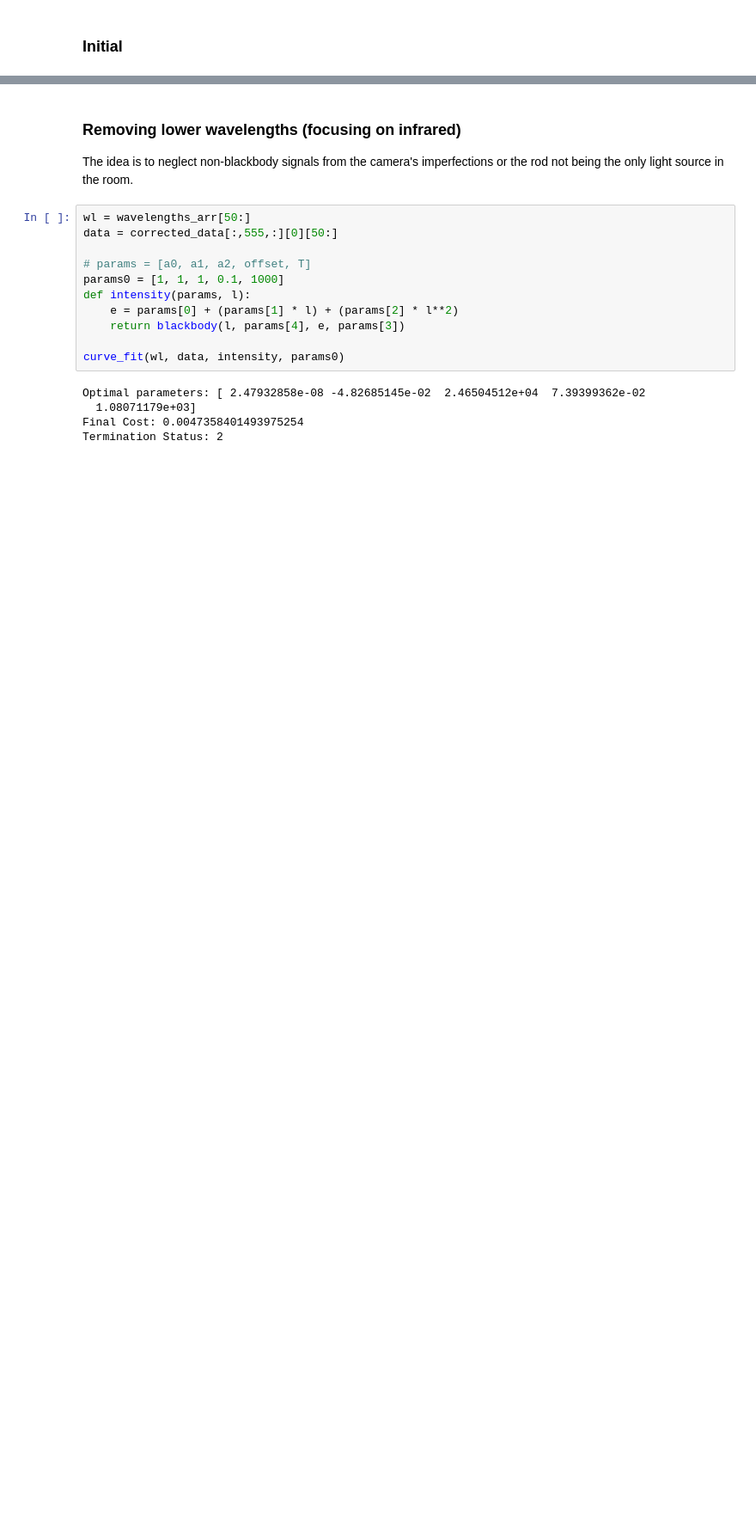
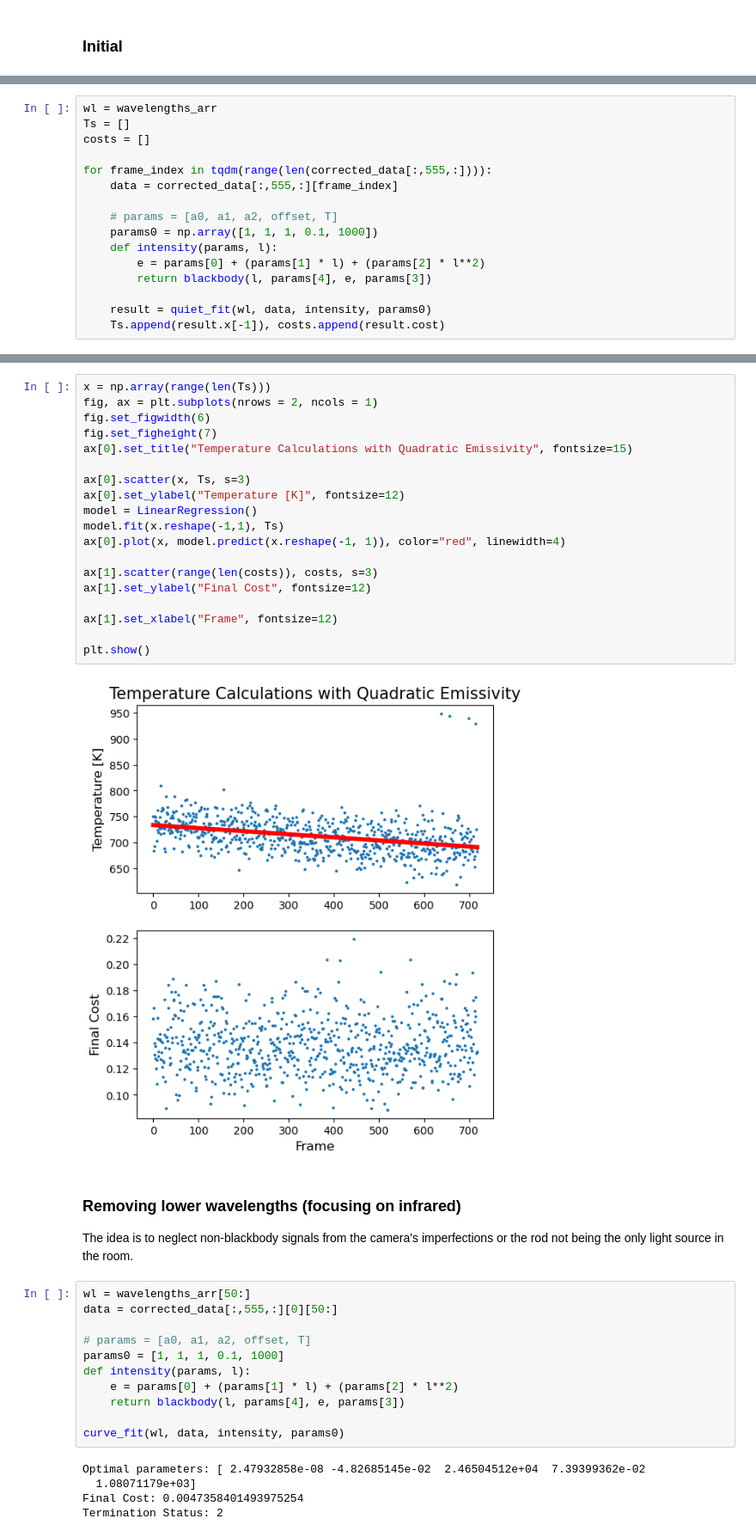
Before and after one commit to NamanJParikh/reu2024-hyperspectral-camera, a Jupyter notebook: analysis/graphite-rod-offset.ipynb, the cells around one changed output, grey strips where cells are left out. Shown at 86% size. Saved outputs shown, nothing was run; the diff lists cells and outputs as text; blank space fills up the shorter version.

Commit message:
Calculated temperature at all times with quadratic emissivity

```diff
--- a/analysis/graphite-rod-offset.ipynb
+++ b/analysis/graphite-rod-offset.ipynb
@@ -257,0 +323,16 @@ Termination Status: 2
+# %%
+wl = wavelengths_arr
+Ts = []
+costs = []
+
+for frame_index in tqdm(range(len(corrected_data[:,555,:]))):
+    data = corrected_data[:,555,:][frame_index]
+
+    # params = [a0, a1, a2, offset, T]
+    params0 = np.array([1, 1, 1, 0.1, 1000])
+    def intensity(params, l):
+        e = params[0] + (params[1] * l) + (params[2] * l**2)
+        return blackbody(l, params[4], e, params[3])
+
+    result = quiet_fit(wl, data, intensity, params0)
+    Ts.append(result.x[-1]), costs.append(result.cost)
@@ -258,3 +342,24 @@ Termination Status: 2
+# %%
+x = np.array(range(len(Ts)))
+fig, ax = plt.subplots(nrows = 2, ncols = 1)
+fig.set_figwidth(6)
+fig.set_figheight(7)
+ax[0].set_title("Temperature Calculations with Quadratic Emissivity", fontsize=15)
+
+ax[0].scatter(x, Ts, s=3)
+ax[0].set_ylabel("Temperature [K]", fontsize=12)
+model = LinearRegression()
+model.fit(x.reshape(-1,1), Ts)
+ax[0].plot(x, model.predict(x.reshape(-1, 1)), color="red", linewidth=4)
+
+ax[1].scatter(range(len(costs)), costs, s=3)
+ax[1].set_ylabel("Final Cost", fontsize=12)
+
+ax[1].set_xlabel("Frame", fontsize=12)
+
+plt.show()
+# %% [output]
+[figure, added]
 # %% [markdown]
 ### Removing lower wavelengths (focusing on infrared)
 The idea is to neglect non-blackbody signals from the camera's imperfections or the rod not being the only light source in the room.
```
Also changed, not shown: parts of 17 cells of this notebook.
